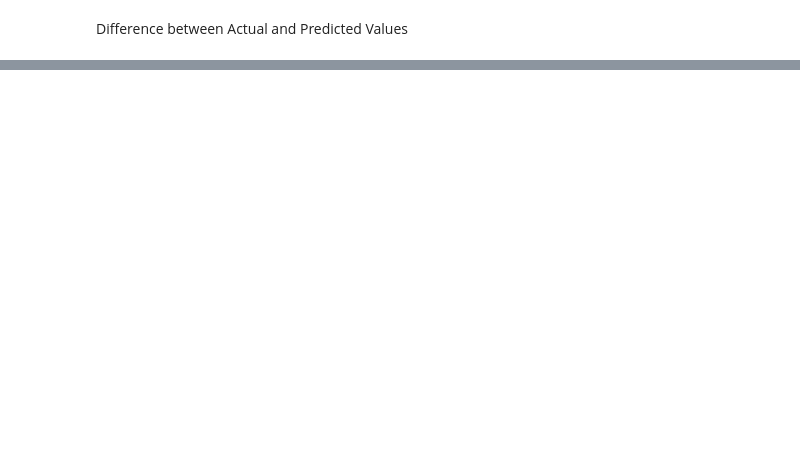
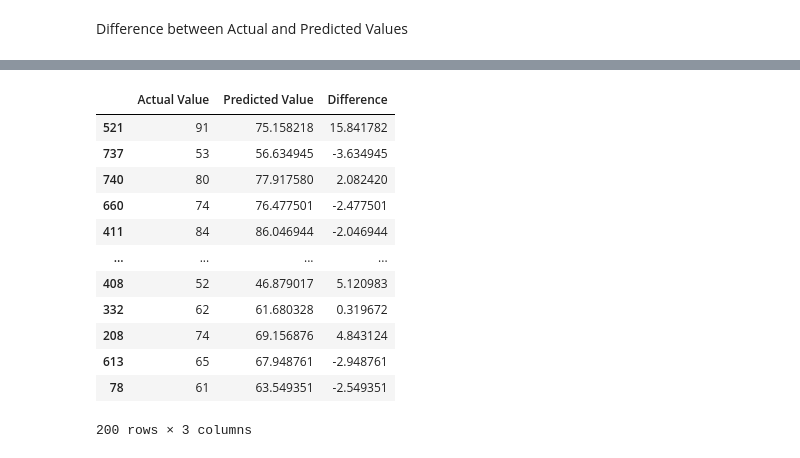
Before and after one commit to gk2171/ML_PRO, a Jupyter notebook: notebook/data/2.MODEL TRAINING.ipynb, the cells around one changed output, grey strips where cells are left out. Cells and saved outputs as stored; diff of their text form; code cells hidden in the pictures; blank space fills up the shorter version.

```diff
--- a/notebook/data/2.MODEL TRAINING.ipynb
+++ b/notebook/data/2.MODEL TRAINING.ipynb
@@ -325,0 +419,32 @@ pred_df
+# %%
+from xgboost import XGBRegressor
+from sklearn.model_selection import GridSearchCV
+from sklearn.metrics import r2_score
+
+# Define the XGBoost model
+xgb = XGBRegressor(objective='reg:squarederror', random_state=42)
+
+# Define hyperparameter grid
+param_grid = {
+    'n_estimators': [100, 200, 300],
+    'learning_rate': [0.01, 0.1, 0.2],
+    'max_depth': [3, 5, 7],
+    'subsample': [0.8, 1.0],
+    'colsample_bytree': [0.8, 1.0]
+}
+
+# Perform Grid Search
+grid_search = GridSearchCV(xgb, param_grid, cv=5, scoring='r2', n_jobs=-1, verbose=2)
+grid_search.fit(X_train, y_train)
+
+# Get best model
+best_xgb = grid_search.best_estimator_
+
+# Make predictions
+y_pred = best_xgb.predict(X_test)
+
+# Evaluate performance
+score = r2_score(y_test, y_pred) * 100
+
+print(f"Best Parameters: {grid_search.best_params_}")
+print(f"Optimized XGBoost Model Accuracy: {score:.2f}%")
@@ -325,0 +492,26 @@ pred_df
+# %%
+import pandas as pd
+
+# Create DataFrame for predictions
+pred_df = pd.DataFrame({
+    'Actual Value': y_test,
+    'Predicted Value': y_pred,
+    'Difference': y_test - y_pred
+})
+
+# Display the DataFrame
+pred_df
+# %% [output]
+|  | Actual Value | Predicted Value | Difference |
+| 521 | 91 | 75.158218 | 15.841782 |
+| 737 | 53 | 56.634945 | -3.634945 |
+| 740 | 80 | 77.917580 | 2.082420 |
+| 660 | 74 | 76.477501 | -2.477501 |
+| 411 | 84 | 86.046944 | -2.046944 |
+| ... | ... | ... | ... |
+| 408 | 52 | 46.879017 | 5.120983 |
+| 332 | 62 | 61.680328 | 0.319672 |
+| 208 | 74 | 69.156876 | 4.843124 |
+| 613 | 65 | 67.948761 | -2.948761 |
+| 78 | 61 | 63.549351 | -2.549351 |
+200 rows × 3 columns
```
Also changed, not shown: parts of 10 cells of this notebook, 15 other files.
